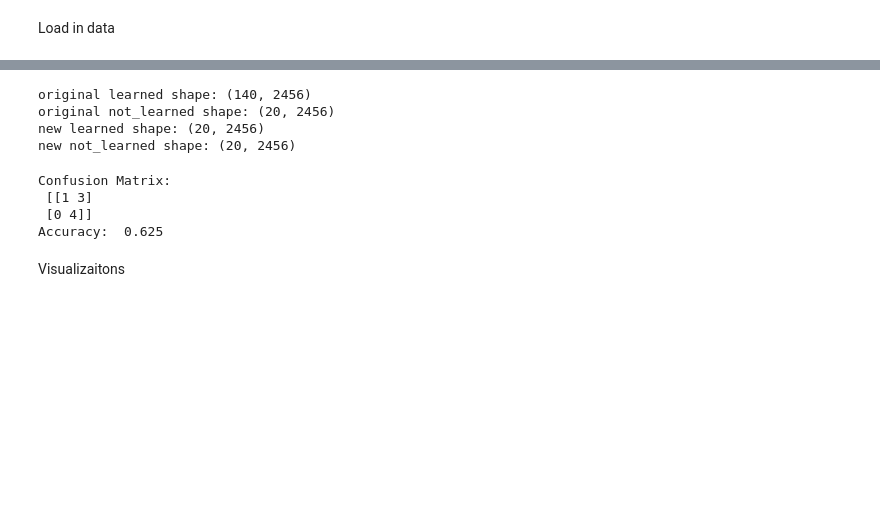
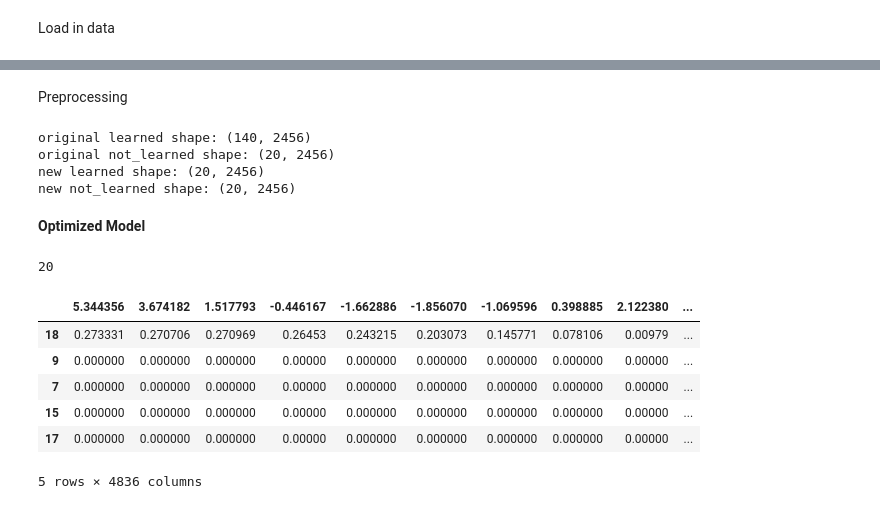
Before and after one commit to Neurotech-Davis/NeuroLingo, a Jupyter notebook: ml_model/SVM.ipynb, the cells around one changed output, grey strips where cells are left out. Cells and saved outputs as stored; diff of their text form; code cells hidden in the pictures; blank space fills up the shorter version.

```diff
--- a/ml_model/SVM.ipynb
+++ b/ml_model/SVM.ipynb
@@ -19,3 +25,5 @@ Model
+# %% [markdown]
+Preprocessing
 # %%
 # checking how much data for each category
 print(f"original learned shape: {learned_data.shape}")
@@ -40,10 +48,15 @@ original learned shape: (140, 2456)
 original not_learned shape: (20, 2456)
 new learned shape: (20, 2456)
 new not_learned shape: (20, 2456)
+# %% [markdown]
+**Optimized Model**
 # %%
-# convert pd to a np array for the feature matrix X
-X_learned = new_learned_data.values
-X_not_learned = new_not_learned_data.values
+# Train test split
+# can add .values to these
+X_learned = new_learned_data
+X_not_learned = new_not_learned_data
+
+print(len(X_learned))
 
 # make the label vector y
 '''
@@ -59,7 +72,7 @@ y_not_learned = np.ones(X_not_learned.shape[0])
 # combine the data and labels
 # learned + not learned
 # learned labels + not learned labels
-X = np.concatenate([X_learned, X_not_learned], axis=0)
+X = pd.concat([X_learned, X_not_learned], axis=0)
 y = np.concatenate([y_learned, y_not_learned], axis=0)
 
 # get size of X and Y
@@ -68,31 +81,25 @@ y = np.concatenate([y_learned, y_not_learned], axis=0)
 test_size_n = 0.2   # sets this percentage aside for testing
 X_train, X_test, y_train, y_test = train_test_split(X, y, test_size=test_size_n, random_state=0)
 
-model = SVC(kernel='rbf')
-#from SVM scikit-learn library, uses radial basis function
-# use balanced to account for the bias in data, class_weight='balanced'
-# without this it counts EVERYTHING as positive
-
-# kernel options: linear, rbf, poly,
-
-# train the data using fit
-model.fit(X_train, y_train)
-
-# make predictions based on the testing data from before
-y_pred = model.predict(X_test)
-
-# evauluate the performance of the SVM model by caclulating confusino matrix
-# and the accuracy score
-cm = confusion_matrix(y_test, y_pred)
-print("Confusion Matrix: \n", cm)
-accuracy = accuracy_score(y_test, y_pred)
-print("Accuracy: ", accuracy)
-
-#model.predict()     # new data goes in here
+#print(len(X_train))
 # %% [output]
-Confusion Matrix:
- [[1 3]
- [0 4]]
-Accuracy:  0.625
+20
-# %% [markdown]
-Visualizaitons
+# %%
+# Standardization
+sc = StandardScaler()
+
+# standardize the training dataset and test set, use fillna(0) instead of dropna for now, but this should probably change later
+X_train_transformed = pd.DataFrame(sc.fit_transform(X_train),index=X_train.index, columns=X_train.columns).fillna(0)
+X_test_transformed = pd.DataFrame(sc.fit_transform(X_test),index=X_test.index, columns=X_test.columns).fillna(0)
+
+# summarize features
+X_train_transformed.head()
+#X_train_transformed.describe().T
+# %% [output]
+|  | 5.344356 | 3.674182 | 1.517793 | -0.446167 | -1.662886 | -1.856070 | -1.069596 | 0.398885 | 2.122380 | ... |
+| 18 | 0.273331 | 0.270706 | 0.270969 | 0.26453 | 0.243215 | 0.203073 | 0.145771 | 0.078106 | 0.00979 | ... |
+| 9 | 0.000000 | 0.000000 | 0.000000 | 0.00000 | 0.000000 | 0.000000 | 0.000000 | 0.000000 | 0.00000 | ... |
+| 7 | 0.000000 | 0.000000 | 0.000000 | 0.00000 | 0.000000 | 0.000000 | 0.000000 | 0.000000 | 0.00000 | ... |
+| 15 | 0.000000 | 0.000000 | 0.000000 | 0.00000 | 0.000000 | 0.000000 | 0.000000 | 0.000000 | 0.00000 | ... |
+| 17 | 0.000000 | 0.000000 | 0.000000 | 0.00000 | 0.000000 | 0.000000 | 0.000000 | 0.000000 | 0.00000 | ... |
+5 rows × 4836 columns
```
Also changed, not shown: parts of 19 cells of this notebook.
